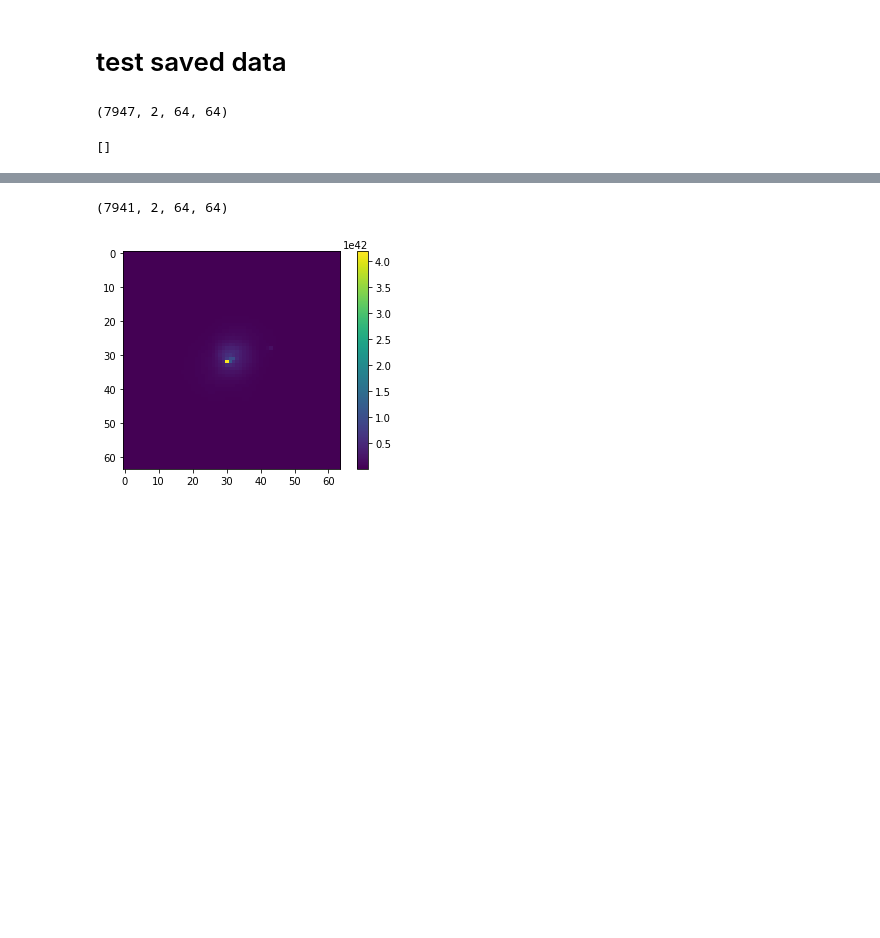
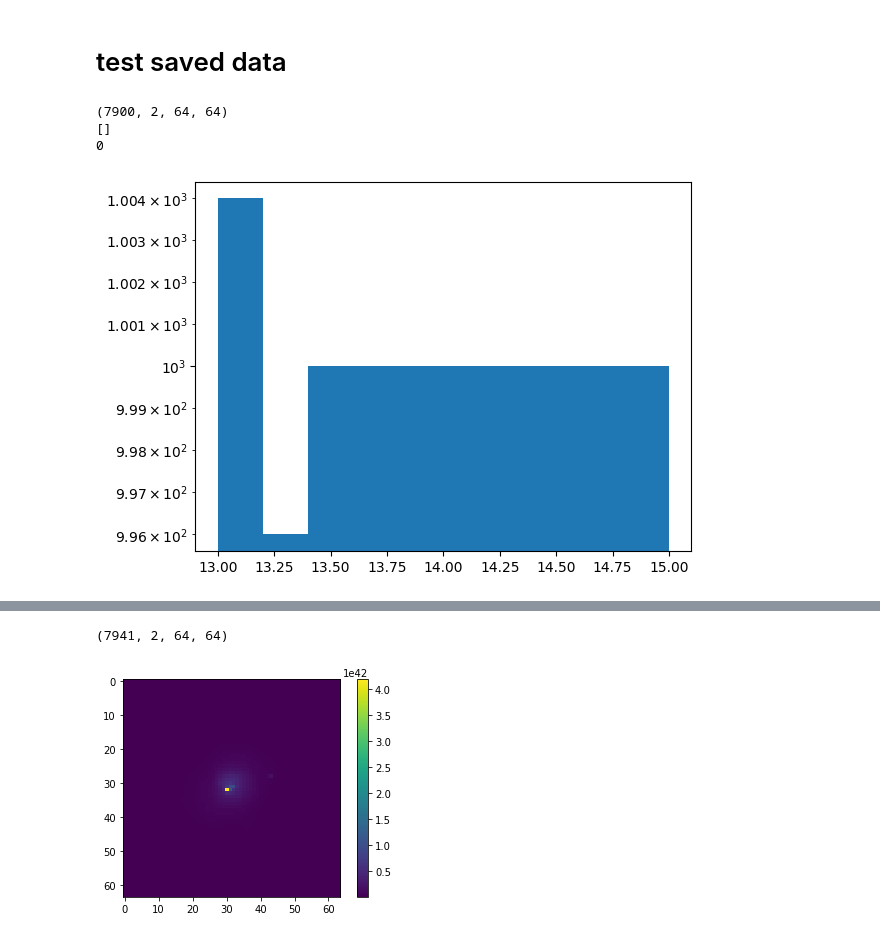
Before and after one commit to woutervantol/scriptie2, a Jupyter notebook: test_data.ipynb, the cells around one changed output, grey strips where cells are left out. Saved outputs shown, nothing was run; the diff lists cells and outputs as text; code cells hidden in the pictures; blank space fills up the shorter version.

```diff
--- a/test_data.ipynb
+++ b/test_data.ipynb
@@ -9,15 +9,20 @@ import matplotlib.pyplot as plt
 # test saved data
 # %%
 p["channel"] = "2chan"
-p["cosmology"] = "HYDRO_JETS_published"
+# p["soapfile"] = "halo_properties_0078.hdf5"
+# p["snapshot"] = "flamingo_0078/flamingo_0078.hdf5"
+# p["snapshot_folder"] = "snapshots_reduced"
+# p["simsize"] = "L2800N5040"
+p["model"] = "HYDRO_STRONG_AGN"
 data = Data(p)
 filename = p_to_filename(p)
 data.load_dataset(filename=filename)
 print(data.images.shape)
+
+ids_to_remove = np.unique(np.where(data.images == 0)[0])
+print(ids_to_remove)
+print(len(ids_to_remove))
 # %% [output]
-(7947, 2, 64, 64)
+(7900, 2, 64, 64)
+[]
+0
-# %%
-ids_to_remove = np.unique(np.where(data.images == 0)[0])
-print(ids_to_remove)
-# %% [output]
-[]
@@ -24,3 +36,8 @@ print(ids_to_remove)
+# %%
+plt.hist(np.log10(data.masses), bins=10)
+plt.yscale("log")
+# %% [output]
+[figure, added]
 # %%
 ###remove image from data and save
 print(data.images.shape)
```
Also changed, not shown: parts of 6 cells of this notebook, 3 other files.
